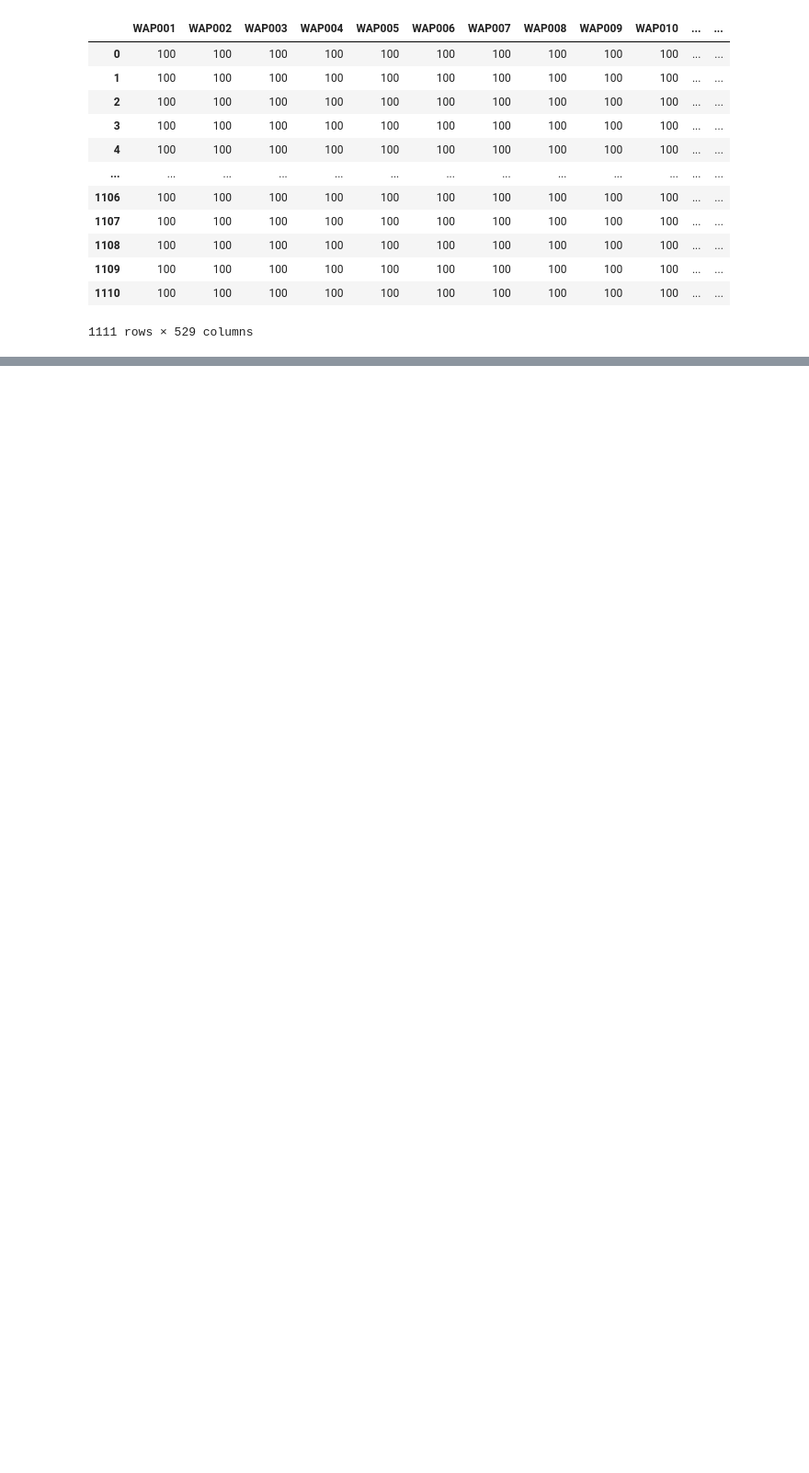
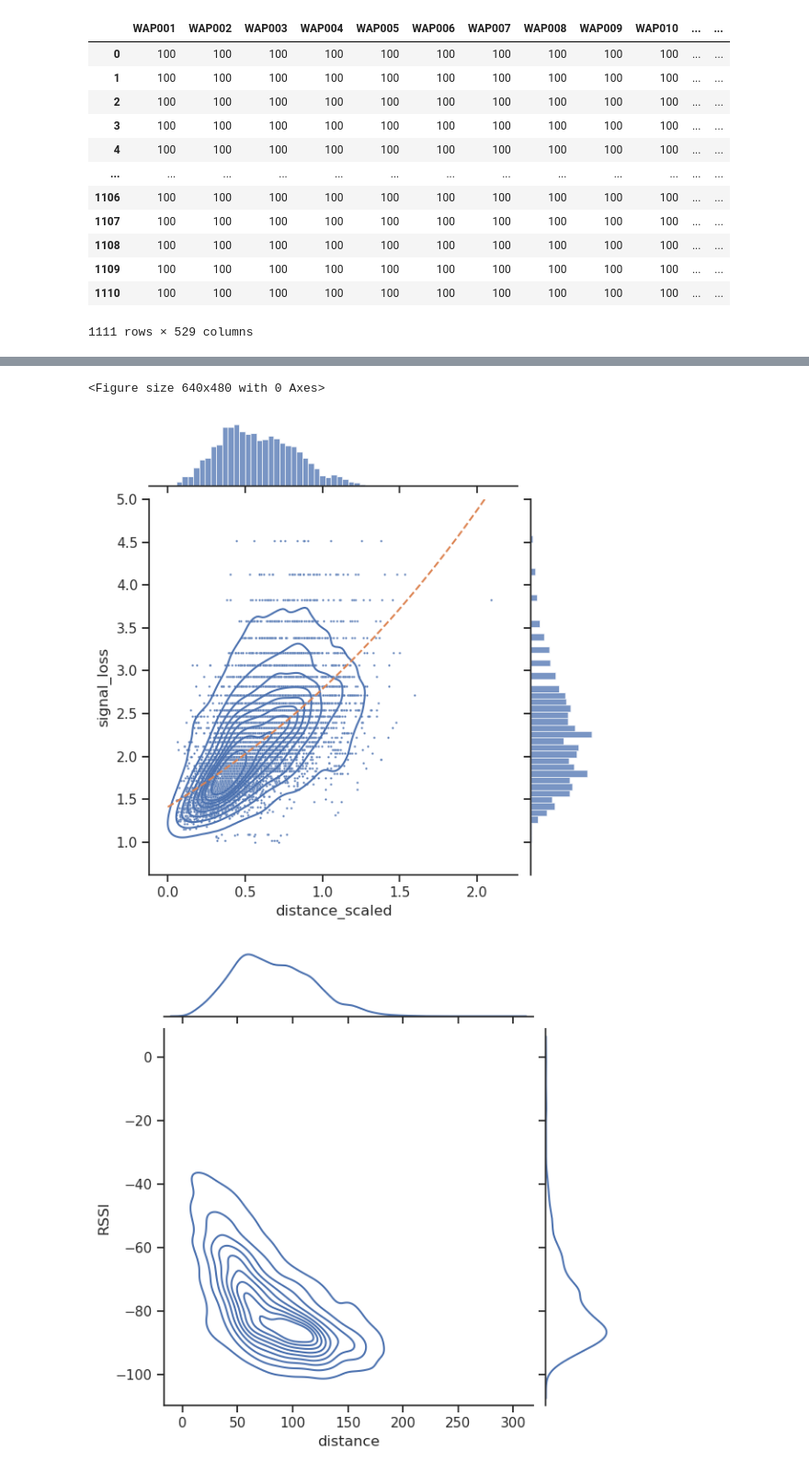
Before and after one commit to owen8877/ECO388, a Jupyter notebook: hw3/playground.ipynb, the cells around one changed output, grey strips where cells are left out. Shown at 92% size. Cells and saved outputs as stored; diff of their text form; code cells hidden in the pictures; blank space fills up the shorter version.

```diff
--- a/hw3/playground.ipynb
+++ b/hw3/playground.ipynb
@@ -467,0 +105,3 @@ tt
+# %%
+fpa = FloorPolynomialApproach(df, polynomial_degree=3)
+# fpa = FloorPolynomialApproach(df, save_path='param/fpa_20230409_150208')
@@ -467,0 +111,3 @@ tt
+# %%
+# sp, s, w = fpa.train(n_epoch=3, n_mini_inner=3)
+fpa.train(n_epoch=2, n_mini_inner=20)
@@ -467,0 +119,6 @@ tt
+# %%
+fpa.interpret()
+# %% [output]
+<Figure size 640x480 with 0 Axes>
+[figure, added]
+[figure, added]
```
Also changed, not shown: parts of 82 cells of this notebook, 9 other files.
